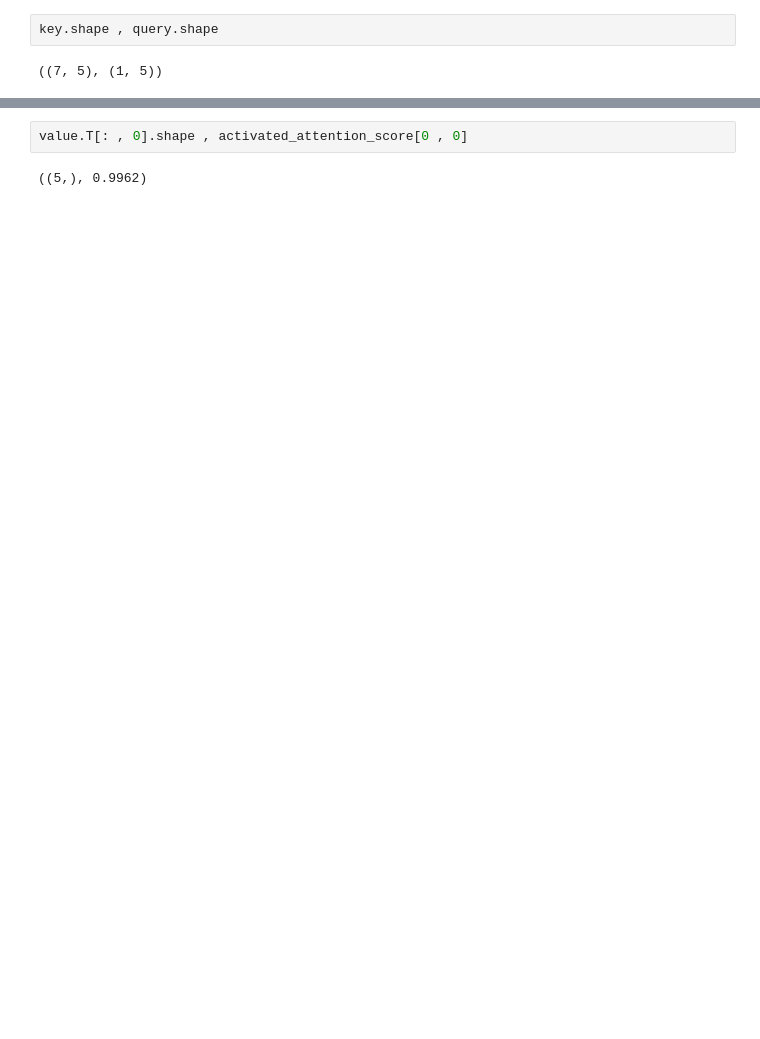
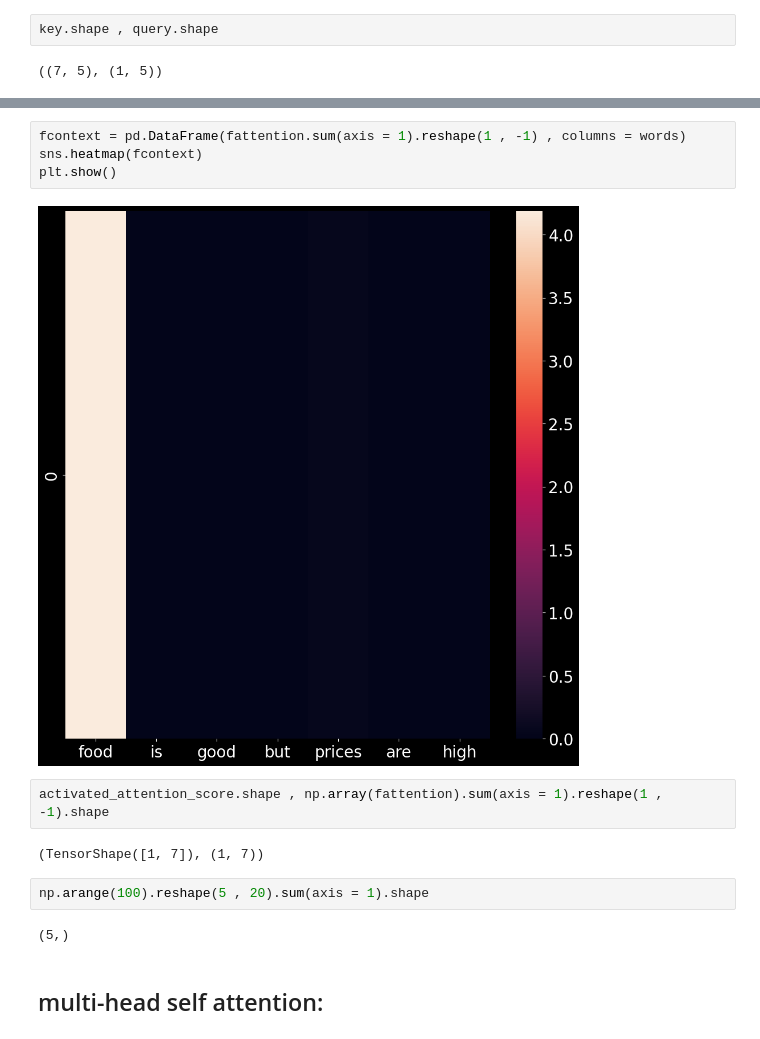
Before and after one commit to sanketmishra009/aiml, a Jupyter notebook: deepLearning/nlp/lectures/attention.ipynb, the cells around one changed output, grey strips where cells are left out. Cells and saved outputs as stored; diff of their text form; blank space fills up the shorter version.

```diff
--- a/deepLearning/nlp/lectures/attention.ipynb
+++ b/deepLearning/nlp/lectures/attention.ipynb
@@ -88,4 +92,16 @@ plt.show()
 # %%
-value.T[: , 0].shape , activated_attention_score[0 , 0]
+fcontext = pd.DataFrame(fattention.sum(axis = 1).reshape(1 , -1) , columns = words)
+sns.heatmap(fcontext)
+plt.show()
 # %% [output]
-((5,), 0.9962)
+[figure, added]
+# %%
+activated_attention_score.shape , np.array(fattention).sum(axis = 1).reshape(1 , -1).shape
+# %% [output]
+(TensorShape([1, 7]), (1, 7))
+# %%
+np.arange(100).reshape(5 , 20).sum(axis = 1).shape
+# %% [output]
+(5,)
+# %% [markdown]
+## multi-head self attention:
```
Also changed, not shown: parts of 5 cells of this notebook, 26 other files.
